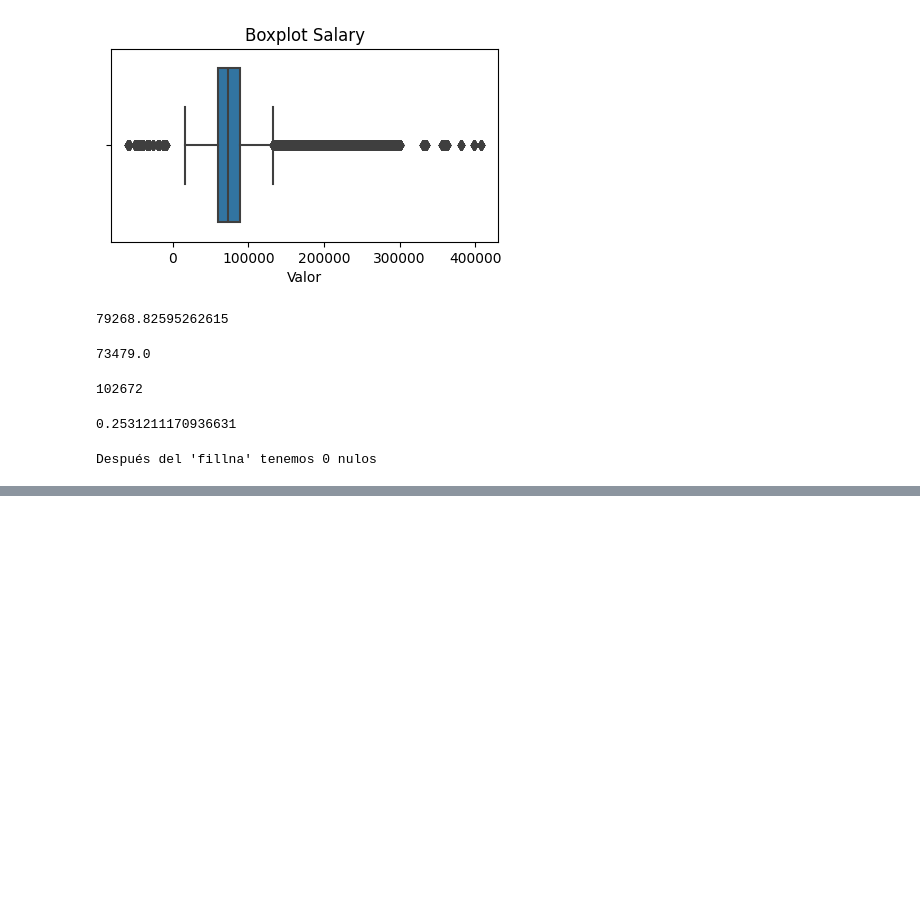
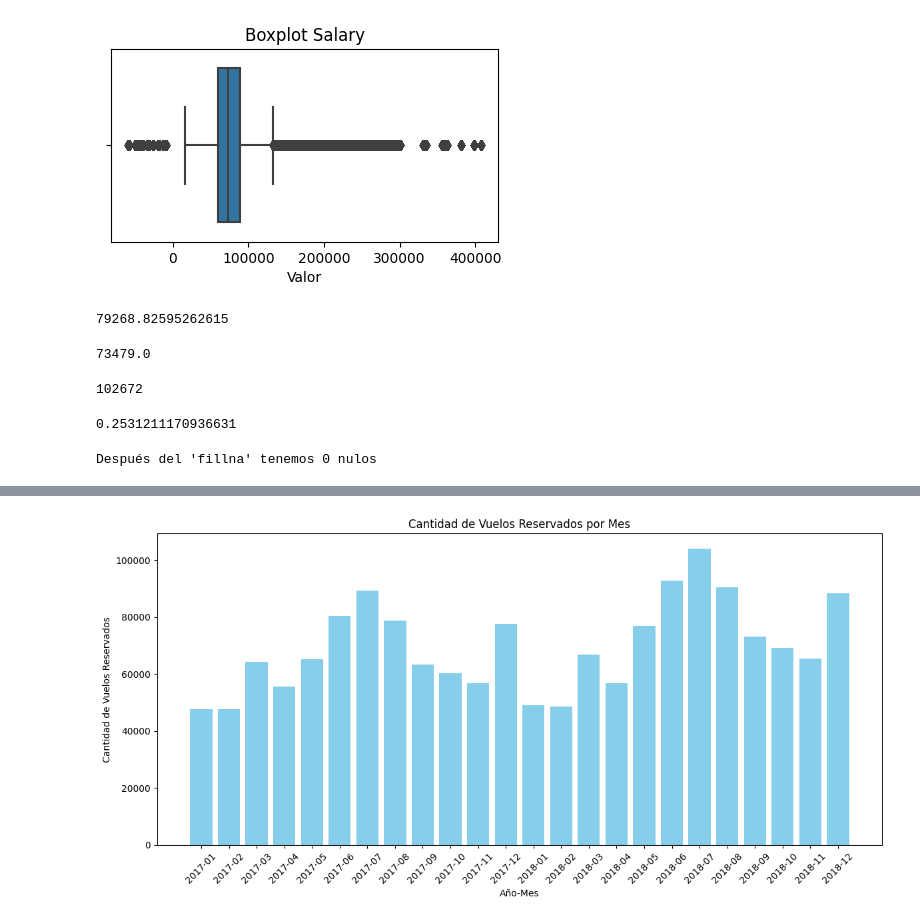
Before and after one commit to Adalab/bda-modulo-3-evaluacion-final-FrancaTortaroloo, a Jupyter notebook: Respuestas.ipynb, the cells around one changed output, grey strips where cells are left out. Saved outputs shown, nothing was run; the diff lists cells and outputs as text; code cells hidden in the pictures; blank space fills up the shorter version.

Commit message:
agregando visualizaciones

```diff
--- a/Respuestas.ipynb
+++ b/Respuestas.ipynb
@@ -204,0 +257,28 @@ Después del 'fillna' tenemos 0 nulos
+# %%
+# Suponiendo que 'merge' es tu DataFrame
+# Agrupar por 'Year' y 'Month' y sumar 'Flights Booked'
+grouped_df = merge.groupby(['Year', 'Month'])['Flights Booked'].sum().reset_index()
+
+# Crear una columna 'Year-Month' para facilitar la visualización
+grouped_df['Year-Month'] = grouped_df['Year'].astype(str) + '-' + grouped_df['Month'].astype(str).str.zfill(2)
+
+# Ordenar por 'Year-Month'
+grouped_df = grouped_df.sort_values('Year-Month')
+
+# Crear el gráfico de barras
+plt.figure(figsize=(12, 6))
+plt.bar(grouped_df['Year-Month'], grouped_df['Flights Booked'], color='skyblue')
+
+# Añadir títulos y etiquetas
+plt.title('Cantidad de Vuelos Reservados por Mes')
+plt.xlabel('Año-Mes')
+plt.ylabel('Cantidad de Vuelos Reservados')
+
+# Mejorar la legibilidad de las etiquetas del eje x
+plt.xticks(rotation=45)
+
+# Mostrar el gráfico
+plt.tight_layout()
+plt.show()
+# %% [output]
+[figure, added]
```
Also changed, not shown: parts of 16 cells of this notebook.
